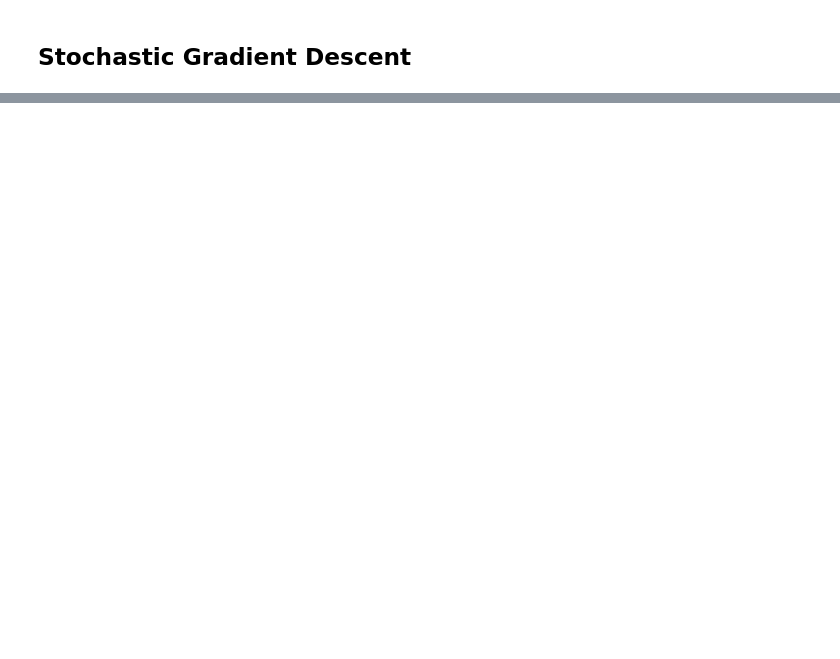
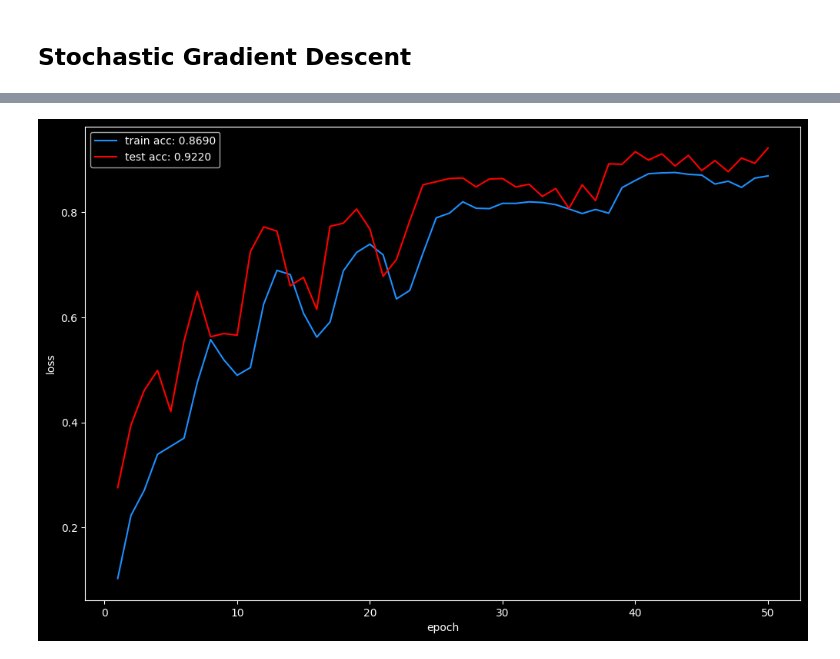
Before and after one commit to andrew-m-holmes/teaching-neural-networks, a Jupyter notebook: notebooks/mnist.ipynb, the cells around one changed output, grey strips where cells are left out. Saved outputs shown, nothing was run; the diff lists cells and outputs as text; code cells hidden in the pictures; blank space fills up the shorter version.

```diff
--- a/notebooks/mnist.ipynb
+++ b/notebooks/mnist.ipynb
@@ -212,0 +215,4 @@ KeyboardInterrupt:
+# %%
+tnn.plot_metrics(batch_metric_accs, path="../images/batch-mnist-acc.png")
+# %% [output]
+[figure, added]
```
Also changed, not shown: parts of 18 cells of this notebook, 9 other files.
